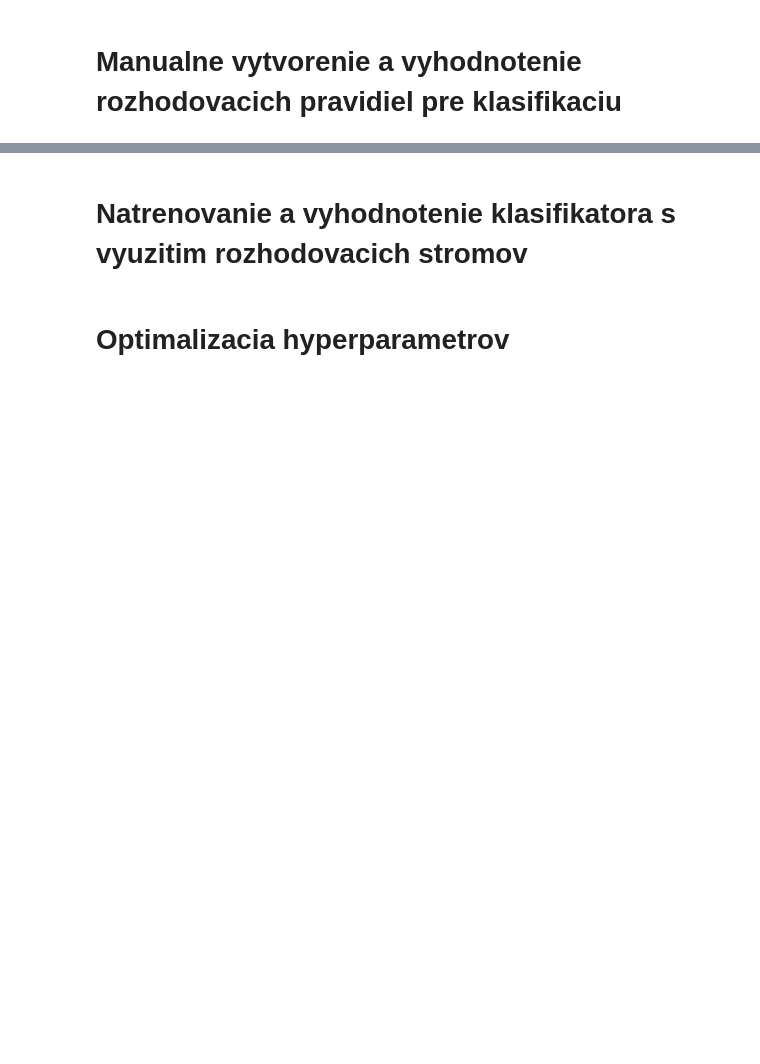
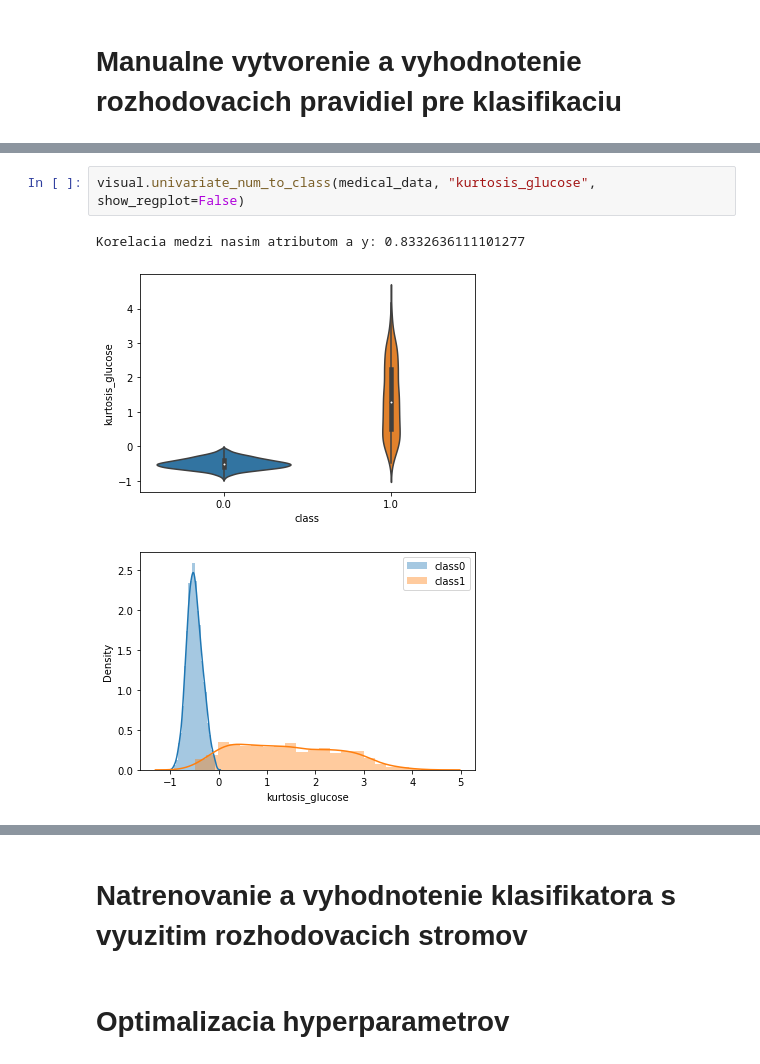
Before and after one commit to MakoHnat/IAU, a Jupyter notebook: 3 cast zadania.ipynb, the cells around one changed output, grey strips where cells are left out. Cells and saved outputs as stored; diff of their text form; blank space fills up the shorter version.

```diff
--- a/3 cast zadania.ipynb
+++ b/3 cast zadania.ipynb
@@ -78,0 +111,6 @@ memory usage: 866.7 KB
+# %%
+visual.univariate_num_to_class(medical_data, "kurtosis_glucose", show_regplot=False)
+# %% [output]
+Korelacia medzi nasim atributom a y: 0.8332636111101277
+[figure, added]
+[figure, added]
```
Also changed, not shown: parts of 32 cells of this notebook.
